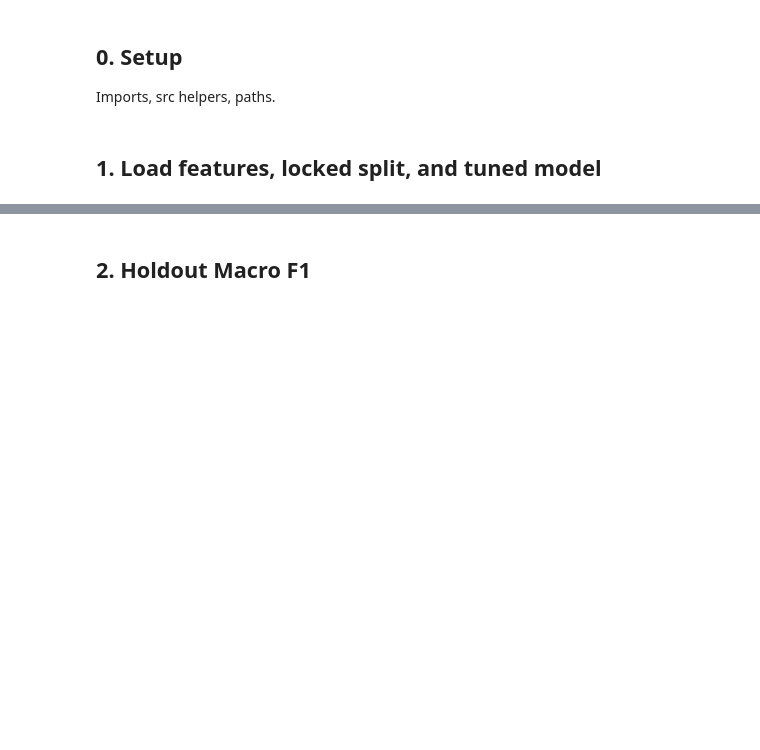
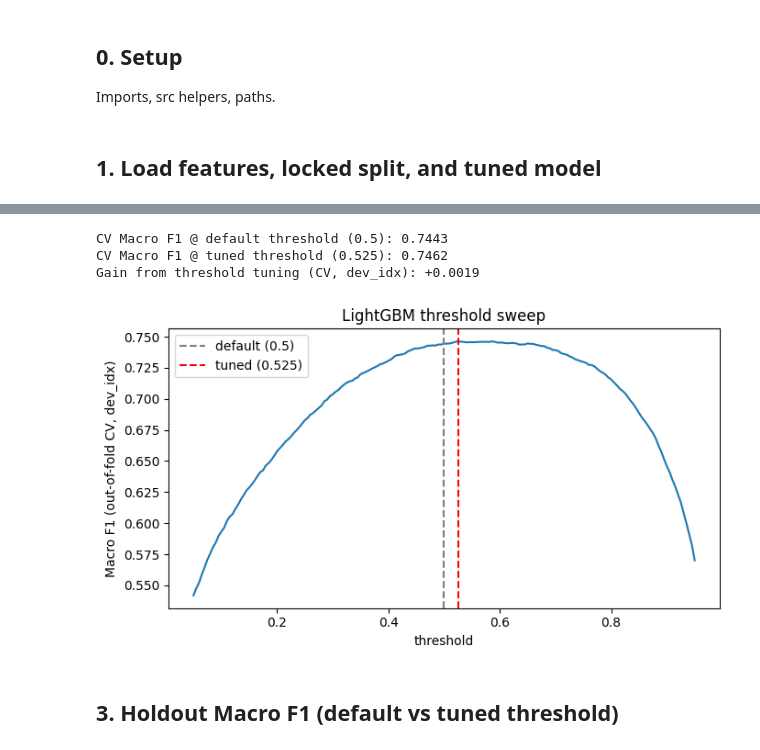
Before and after one commit to clifftonowen/2026-50.007-Machine-Learning-GenAI-Content-Detection, a Jupyter notebook: notebooks/06_holdout.ipynb, the cells around one changed output, grey strips where cells are left out. Drawn from its saved outputs; the diff is of its cells as text; code cells hidden in the pictures; blank space fills up the shorter version.

Commit message:
feat: completed and ran holdout notebook for LightGBM

```diff
--- a/notebooks/06_holdout.ipynb
+++ b/notebooks/06_holdout.ipynb
@@ -27,0 +30,15 @@ holdout_idx = np.load(paths.DATA_PROCESSED / 'holdout_idx.npy')
+# %%
+X, y, ids = data.load_train_features()
+Xt, test_ids = data.load_test_features()
+holdout_idx = np.load(paths.DATA_PROCESSED / 'holdout_idx.npy')
+dev_idx = np.load(paths.DATA_PROCESSED / 'dev_idx.npy')
+cv = evaluation.make_cv()
+
+best = joblib.load(paths.MODELS / 'best_lightgbm_tuned.pkl')
+with open(paths.MODELS / 'best_lightgbm_tuned.json') as f:
+    tuned_meta = json.load(f)
+
+print(f"Loaded {type(best).__name__}, fit on dev_idx only ({len(y) - len(holdout_idx)} rows)")
+print(f"CV mean F1 from 05_tuning: {tuned_meta['cv_mean_f1']:.4f} "
+      f"(std {tuned_meta['cv_std_f1']:.4f}, {tuned_meta['n_stage1_trials'] + tuned_meta['n_stage2_trials']} trials)")
+print("Winning params:", tuned_meta["params"])
@@ -28,2 +56,39 @@ holdout_idx = np.load(paths.DATA_PROCESSED / 'holdout_idx.npy')
+# %%
+# Out-of-fold probabilities on dev_idx - each sample's probability comes from a model
+# that never saw it during that fold's training (clone() re-fits fresh per fold), same
+# leakage-free standard as the CV score used for hyperparameter tuning. No retraining
+# beyond the 5 fold-fits cross_val_predict already needs to do this properly.
+oof_proba = cross_val_predict(
+    clone(best), X[dev_idx], y[dev_idx], cv=cv, method="predict_proba",
+)[:, 1]
+
+thresholds = np.linspace(0.05, 0.95, 181)
+f1_by_threshold = np.array([
+    evaluation.macro_f1(y[dev_idx], (oof_proba >= t).astype(int)) for t in thresholds
+])
+best_threshold = float(thresholds[int(np.argmax(f1_by_threshold))])
+cv_f1_at_threshold = float(f1_by_threshold.max())
+cv_f1_default_threshold = evaluation.macro_f1(y[dev_idx], (oof_proba >= 0.5).astype(int))
+
+print(f"CV Macro F1 @ default threshold (0.5): {cv_f1_default_threshold:.4f}")
+print(f"CV Macro F1 @ tuned threshold ({best_threshold:.3f}): {cv_f1_at_threshold:.4f}")
+print(f"Gain from threshold tuning (CV, dev_idx): {cv_f1_at_threshold - cv_f1_default_threshold:+.4f}")
+
+fig, ax = plt.subplots(figsize=(7, 4))
+ax.plot(thresholds, f1_by_threshold)
+ax.axvline(0.5, color="grey", linestyle="--", label="default (0.5)")
+ax.axvline(best_threshold, color="red", linestyle="--", label=f"tuned ({best_threshold:.3f})")
+ax.set_xlabel("threshold")
+ax.set_ylabel("Macro F1 (out-of-fold CV, dev_idx)")
+ax.set_title("LightGBM threshold sweep")
+ax.legend()
+plt.tight_layout()
+plt.savefig(FIGURES / "lightgbm_threshold_sweep.png", dpi=120)
+plt.show()
+# %% [output]
+CV Macro F1 @ default threshold (0.5): 0.7443
+CV Macro F1 @ tuned threshold (0.525): 0.7462
+Gain from threshold tuning (CV, dev_idx): +0.0019
+[figure, added]
 # %% [markdown]
-## 2. Holdout Macro F1
+## 3. Holdout Macro F1 (default vs tuned threshold)
```
Also changed, not shown: parts of 12 cells of this notebook.
